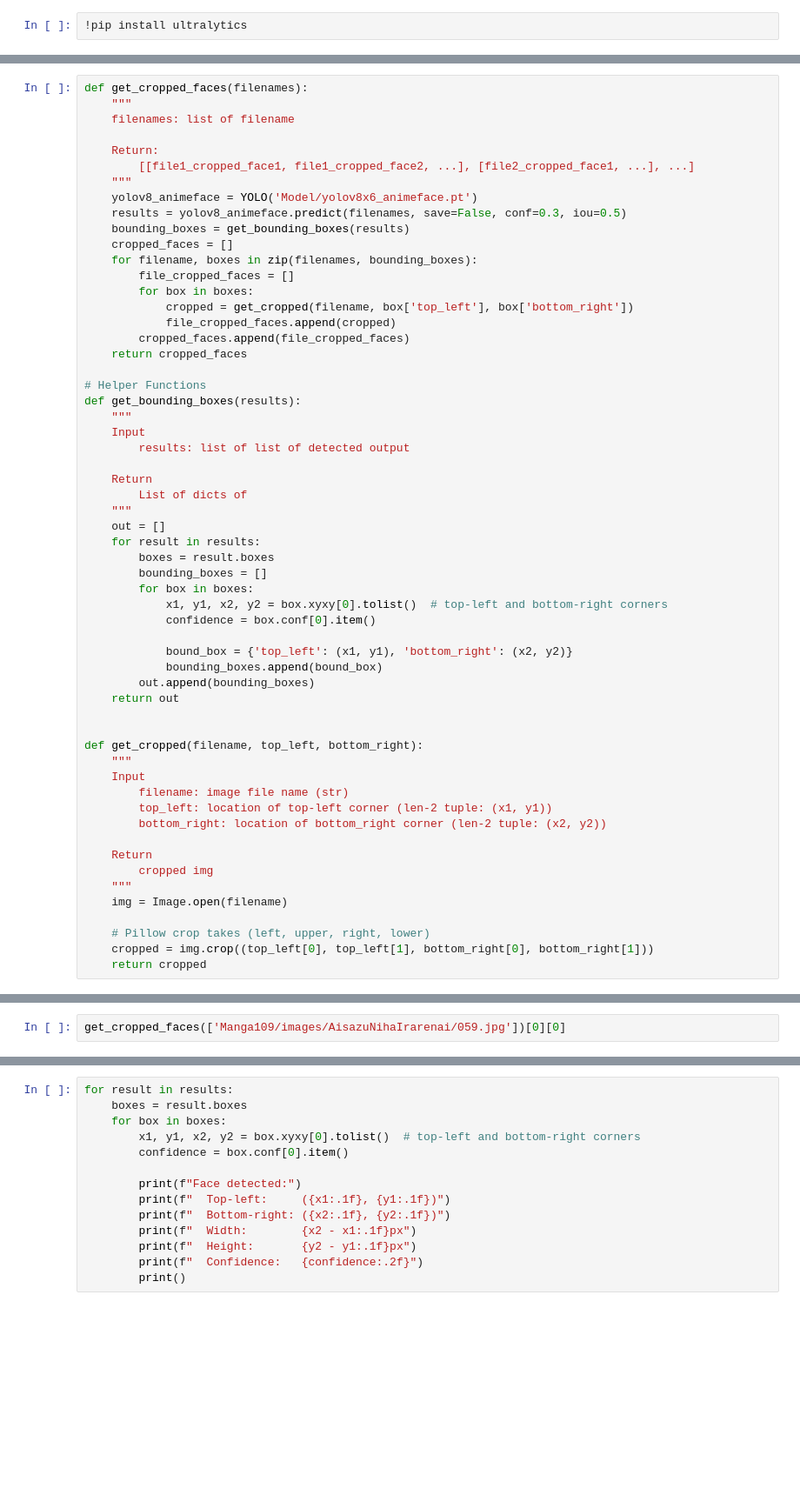
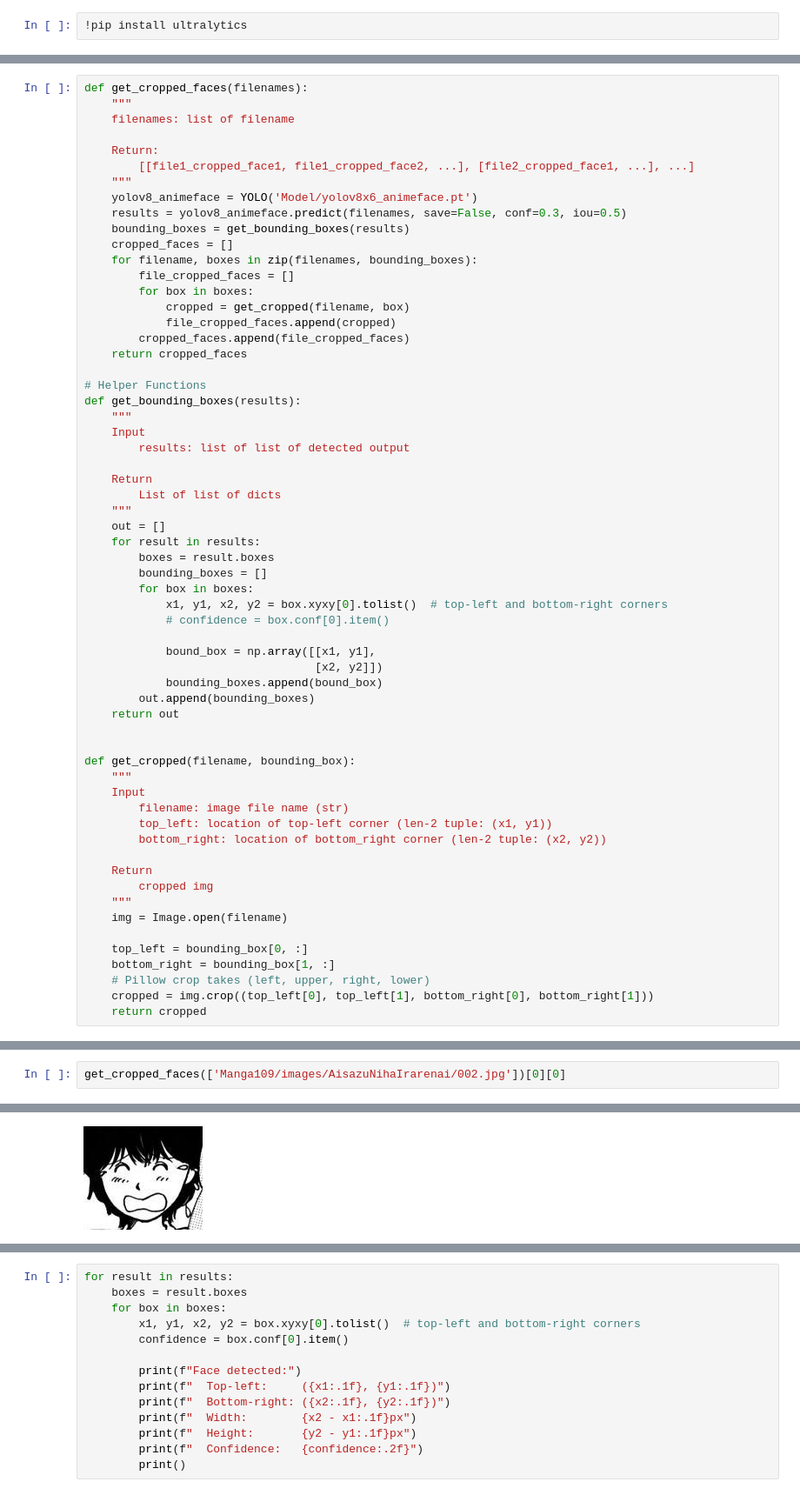
Before and after one commit to psi241/6.s058-Project, a Jupyter notebook: yolo_8.ipynb, the cells around one changed output, grey strips where cells are left out. Shown at 87% size. Saved outputs shown, nothing was run; the diff lists cells and outputs as text; blank space fills up the shorter version.

```diff
--- a/yolo_8.ipynb
+++ b/yolo_8.ipynb
@@ -18,7 +19,7 @@ def get_cropped_faces(filenames):
     for filename, boxes in zip(filenames, bounding_boxes):
         file_cropped_faces = []
         for box in boxes:
-            cropped = get_cropped(filename, box['top_left'], box['bottom_right'])
+            cropped = get_cropped(filename, box)
             file_cropped_faces.append(cropped)
         cropped_faces.append(file_cropped_faces)
     return cropped_faces
@@ -30,7 +31,7 @@ def get_bounding_boxes(results):
         results: list of list of detected output
 
     Return
-        List of dicts of
+        List of list of dicts
     """
     out = []
     for result in results:
@@ -38,15 +39,16 @@ def get_bounding_boxes(results):
         bounding_boxes = []
         for box in boxes:
             x1, y1, x2, y2 = box.xyxy[0].tolist()  # top-left and bottom-right corners
-            confidence = box.conf[0].item()
+            # confidence = box.conf[0].item()
 
-            bound_box = {'top_left': (x1, y1), 'bottom_right': (x2, y2)}
+            bound_box = np.array([[x1, y1],
+                                  [x2, y2]])
             bounding_boxes.append(bound_box)
         out.append(bounding_boxes)
     return out
 
 
-def get_cropped(filename, top_left, bottom_right):
+def get_cropped(filename, bounding_box):
     """
     Input
         filename: image file name (str)
@@ -58,6 +60,8 @@ def get_cropped(filename, top_left, bottom_right):
     """
     img = Image.open(filename)
 
+    top_left = bounding_box[0, :]
+    bottom_right = bounding_box[1, :]
     # Pillow crop takes (left, upper, right, lower)
     cropped = img.crop((top_left[0], top_left[1], bottom_right[0], bottom_right[1]))
     return cropped
@@ -64,2 +102,3 @@ def get_cropped(filename, top_left, bottom_right):
 # %%
-get_cropped_faces(['Manga109/images/AisazuNihaIrarenai/059.jpg'])[0][0]
+get_cropped_faces(['Manga109/images/AisazuNihaIrarenai/002.jpg'])[0][0]
+# %% [output]
@@ -65,0 +107 @@ get_cropped_faces(['Manga109/images/AisazuNihaIrarenai/059.jpg'])[0][0]
+[figure, added]
```
Also changed, not shown: parts of 4 cells of this notebook.
